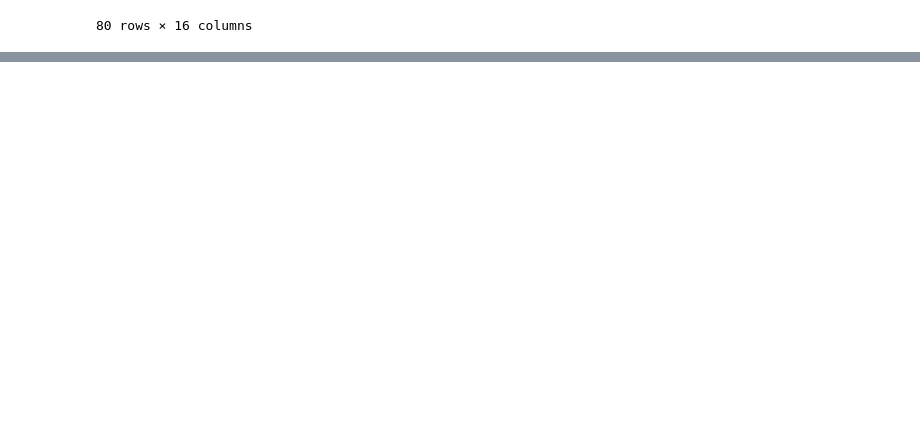
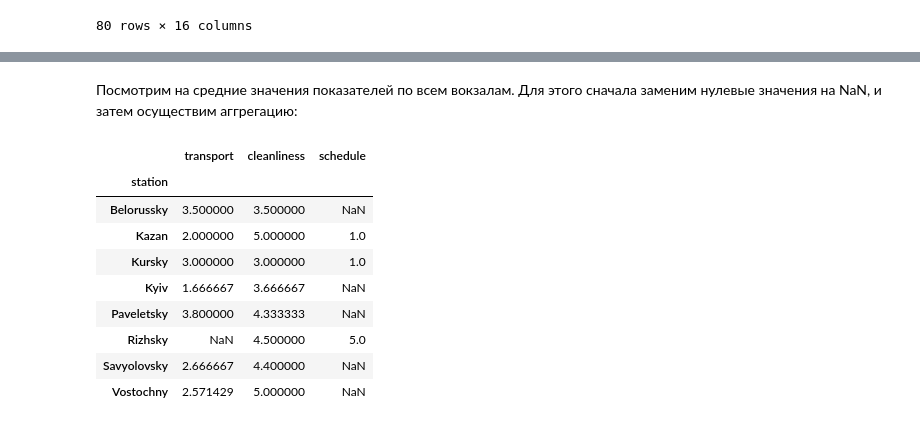
Before and after one commit to yandex-datasphere/ranepa-hack, a Jupyter notebook: ReviewAnalysis.ipynb, the cells around one changed output, grey strips where cells are left out. Cells and saved outputs as stored; diff of their text form; code cells hidden in the pictures; blank space fills up the shorter version.

```diff
--- a/ReviewAnalysis.ipynb
+++ b/ReviewAnalysis.ipynb
@@ -376,0 +384,18 @@ df_sample
+# %% [markdown]
+Посмотрим на средние значения показателей по всем вокзалам. Для этого сначала заменим нулевые значения на NaN, и затем осуществим аггрегацию:
+# %%
+for f in ["transport","cleanliness", "schedule"]:
+    df_sample[f] = df_sample[f].apply(lambda x: np.nan if x==0 else x)
+
+df_sample.groupby('station').agg( {'transport' : 'mean', 'cleanliness' : 'mean', 'schedule' : 'mean'})
+# %% [output]
+|  | transport | cleanliness | schedule |
+| station |  |  |  |
+| Belorussky | 3.500000 | 3.500000 | NaN |
+| Kazan | 2.000000 | 5.000000 | 1.0 |
+| Kursky | 3.000000 | 3.000000 | 1.0 |
+| Kyiv | 1.666667 | 3.666667 | NaN |
+| Paveletsky | 3.800000 | 4.333333 | NaN |
+| Rizhsky | NaN | 4.500000 | 5.0 |
+| Savyolovsky | 2.666667 | 4.400000 | NaN |
+| Vostochny | 2.571429 | 5.000000 | NaN |
```
Also changed, not shown: parts of 28 cells of this notebook.
